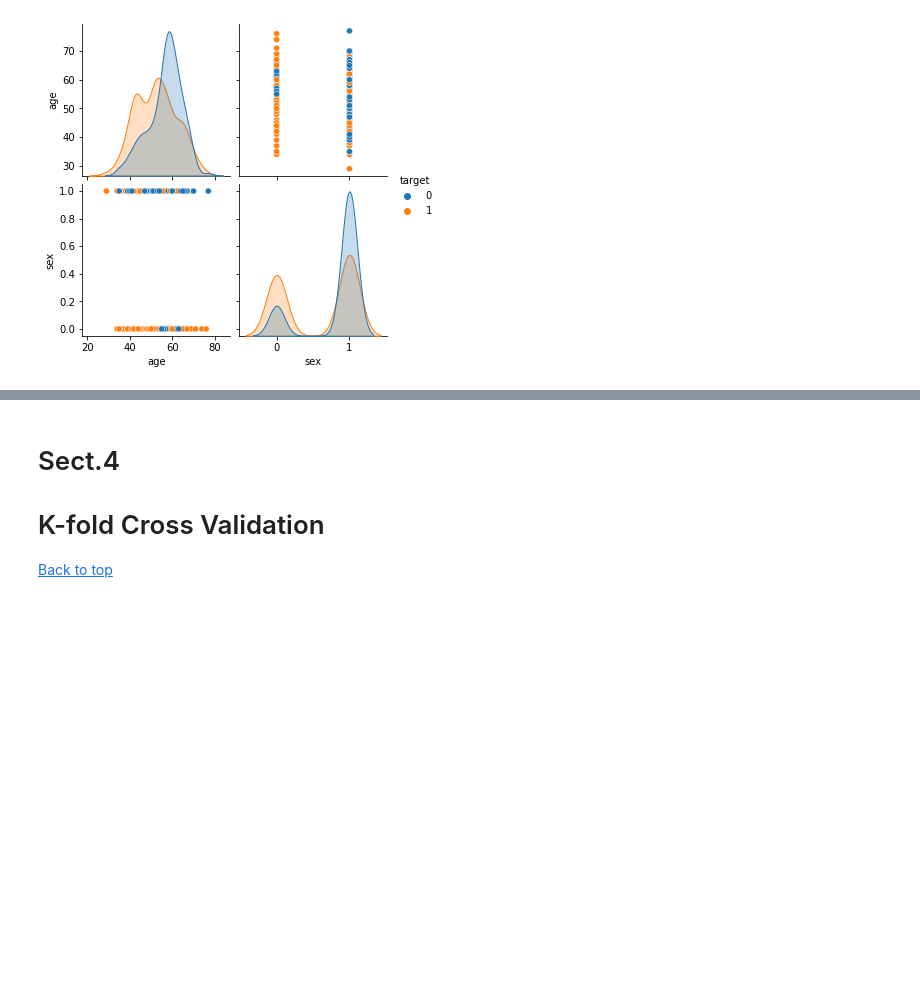
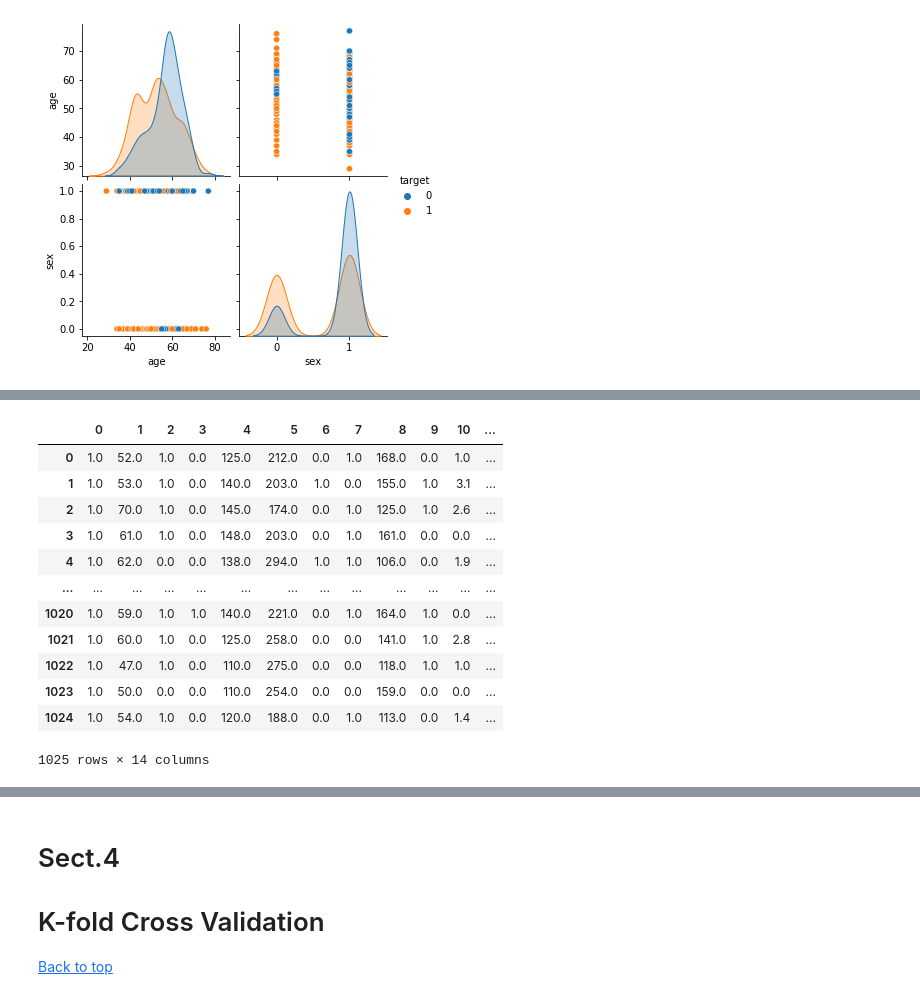
Before and after one commit to rsvpros/K-fold-CV-investigation, a Jupyter notebook: K-fold-CV.ipynb, the cells around one changed output, grey strips where cells are left out. Drawn from its saved outputs; the diff is of its cells as text; code cells hidden in the pictures; blank space fills up the shorter version.

```diff
--- a/K-fold-CV.ipynb
+++ b/K-fold-CV.ipynb
@@ -368,4 +289,0 @@ autauga[columns11].to_clipboard()
-# %%
-input_vars, y_train= prepare_inputs(y_pred, x_pred, z_pred)
-
-input_vars, y_train
@@ -385,3 +290,15 @@ input_vars, y_train
+# %%
+def prepare_input_matrix(input_vars):
+    '''
+    Takes in a matrix like input (input_vars)
+
+    and adds a column of ones to it
+    '''
+    # Add extra column of ones
+    ones_col = np.transpose(np.matrix(np.ones(input_vars.shape[0])))
+    input_vars = np.append(ones_col,input_vars,  axis=1)
+
+    return input_vars
 # %% [markdown]
 # Sect.3
 # Linear Regression Model on Heart Disease Data
@@ -478 +382,18 @@ heart_X, heart_Y
+# %%
+heart_X_plus_constant = prepare_input_matrix(heart_X)
+pd.DataFrame(heart_X_plus_constant)
+# %% [output]
+|  | 0 | 1 | 2 | 3 | 4 | 5 | 6 | 7 | 8 | 9 | 10 | ... |
+| 0 | 1.0 | 52.0 | 1.0 | 0.0 | 125.0 | 212.0 | 0.0 | 1.0 | 168.0 | 0.0 | 1.0 | ... |
+| 1 | 1.0 | 53.0 | 1.0 | 0.0 | 140.0 | 203.0 | 1.0 | 0.0 | 155.0 | 1.0 | 3.1 | ... |
+| 2 | 1.0 | 70.0 | 1.0 | 0.0 | 145.0 | 174.0 | 0.0 | 1.0 | 125.0 | 1.0 | 2.6 | ... |
+| 3 | 1.0 | 61.0 | 1.0 | 0.0 | 148.0 | 203.0 | 0.0 | 1.0 | 161.0 | 0.0 | 0.0 | ... |
+| 4 | 1.0 | 62.0 | 0.0 | 0.0 | 138.0 | 294.0 | 1.0 | 1.0 | 106.0 | 0.0 | 1.9 | ... |
+| ... | ... | ... | ... | ... | ... | ... | ... | ... | ... | ... | ... | ... |
+| 1020 | 1.0 | 59.0 | 1.0 | 1.0 | 140.0 | 221.0 | 0.0 | 1.0 | 164.0 | 1.0 | 0.0 | ... |
+| 1021 | 1.0 | 60.0 | 1.0 | 0.0 | 125.0 | 258.0 | 0.0 | 0.0 | 141.0 | 1.0 | 2.8 | ... |
+| 1022 | 1.0 | 47.0 | 1.0 | 0.0 | 110.0 | 275.0 | 0.0 | 0.0 | 118.0 | 1.0 | 1.0 | ... |
+| 1023 | 1.0 | 50.0 | 0.0 | 0.0 | 110.0 | 254.0 | 0.0 | 0.0 | 159.0 | 0.0 | 0.0 | ... |
+| 1024 | 1.0 | 54.0 | 1.0 | 0.0 | 120.0 | 188.0 | 0.0 | 1.0 | 113.0 | 0.0 | 1.4 | ... |
+1025 rows × 14 columns
 # %%
```
Also changed, not shown: parts of 33 cells of this notebook.
